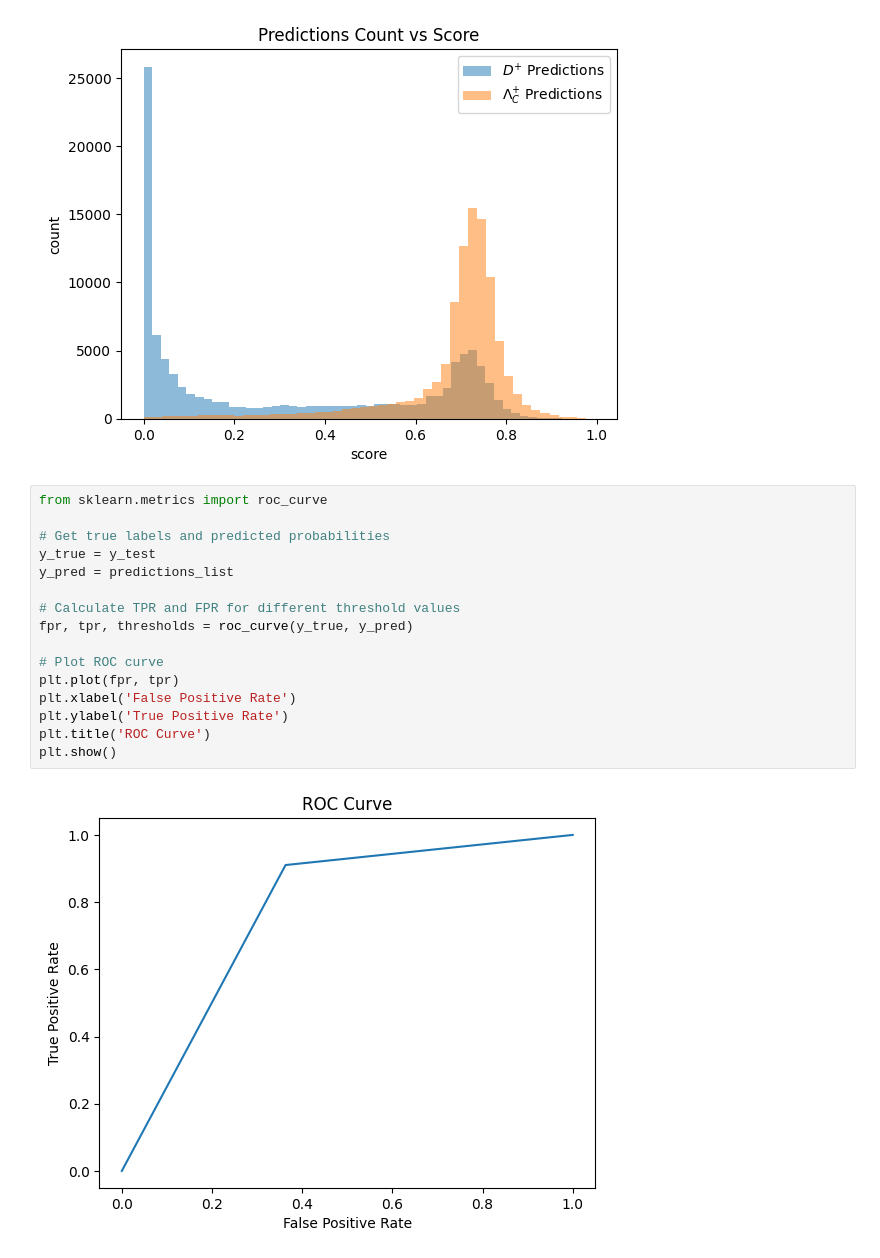
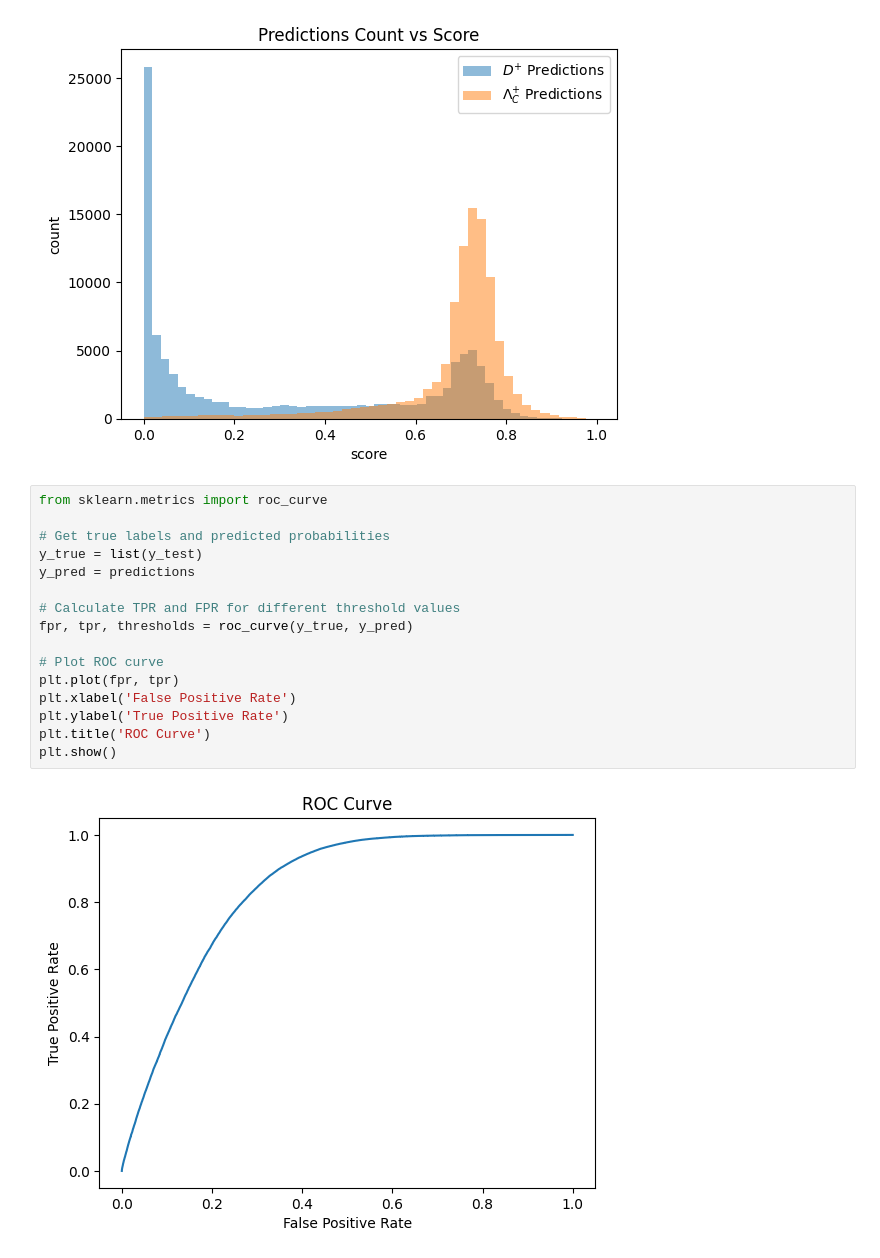
Before and after one commit to GitGup/ATLAS_DNN, a Jupyter notebook: MC_DNN.ipynb, the cells around one changed output. Drawn from its saved outputs; the diff is of its cells as text.

Commit message:
fixed ROC curve

```diff
--- a/MC_DNN.ipynb
+++ b/MC_DNN.ipynb
@@ -679,18 +717,18 @@ plt.show()
 # %%
 from sklearn.metrics import roc_curve
 
 # Get true labels and predicted probabilities
-y_true = y_test
-y_pred = predictions_list
+y_true = list(y_test)
+y_pred = predictions
 
 # Calculate TPR and FPR for different threshold values
 fpr, tpr, thresholds = roc_curve(y_true, y_pred)
 
 # Plot ROC curve
 plt.plot(fpr, tpr)
 plt.xlabel('False Positive Rate')
 plt.ylabel('True Positive Rate')
 plt.title('ROC Curve')
 plt.show()
 # %% [output]
-[figure, old version]
+[figure, new version]
```
Also changed, not shown: parts of 2 cells of this notebook.
